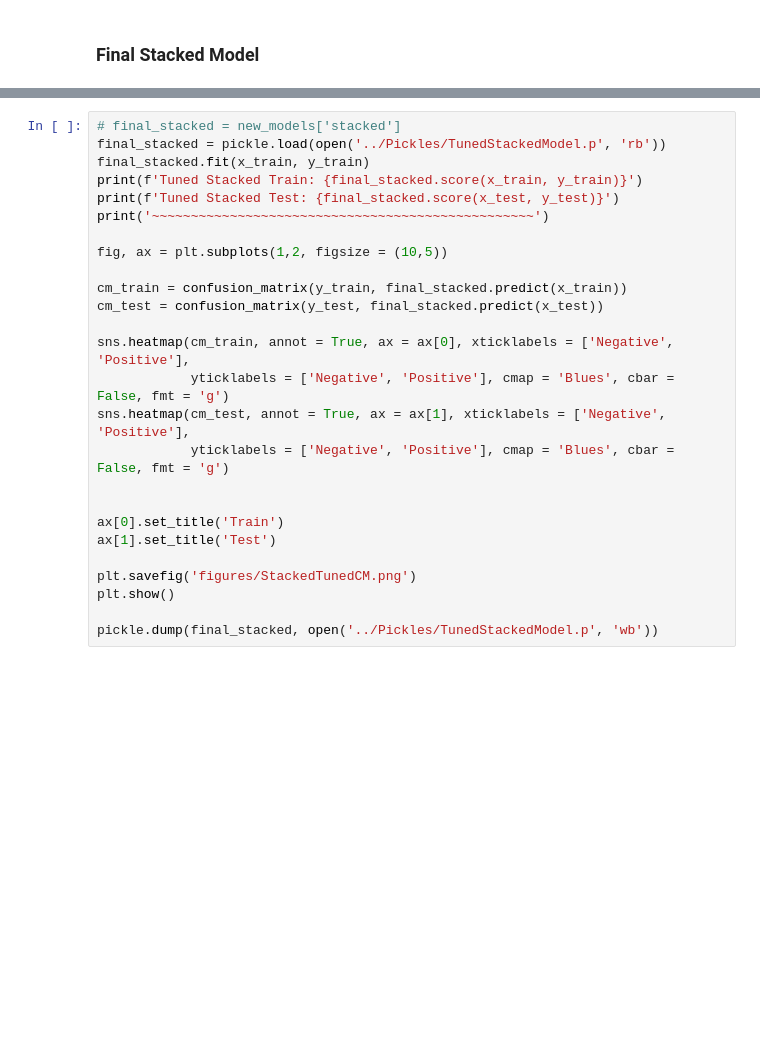
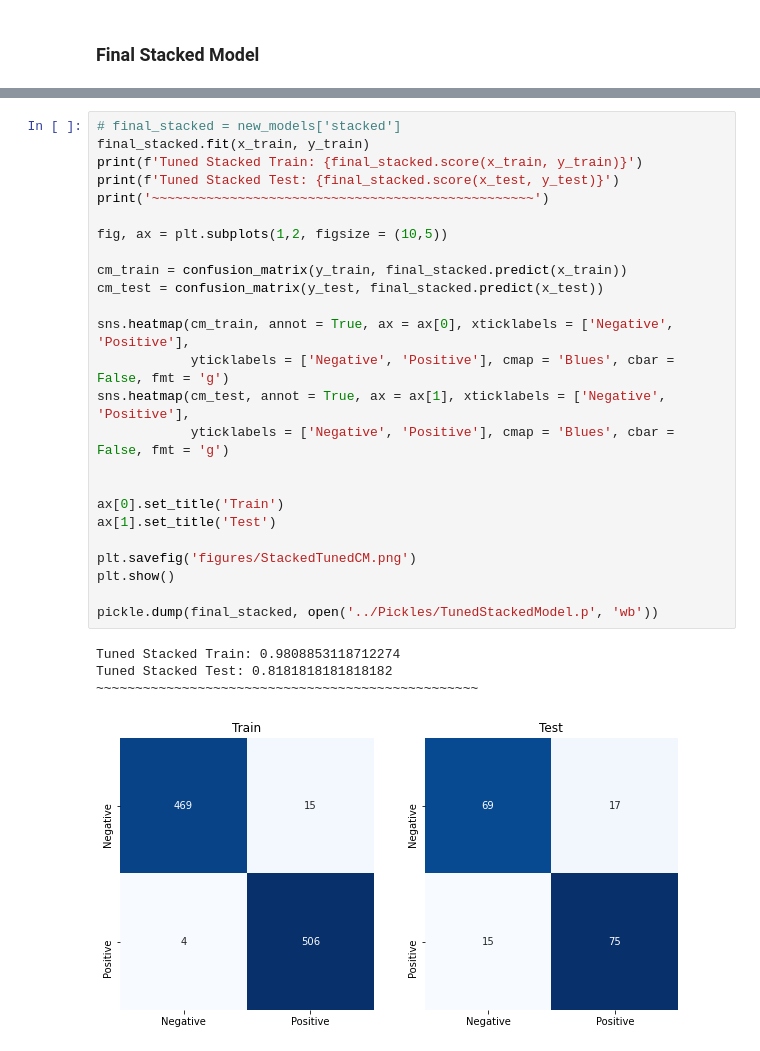
Before and after one commit to HeeebsInc/Google_Apple_Sentiment_Analysis, a Jupyter notebook: ModelingSKLearn.ipynb, the cells around one changed output, grey strips where cells are left out. Drawn from its saved outputs; the diff is of its cells as text; blank space fills up the shorter version.

```diff
--- a/ModelingSKLearn.ipynb
+++ b/ModelingSKLearn.ipynb
@@ -342,29 +422,33 @@ plot_model_results(results, model_names, 'figures/VanillaResults3', figure_title
 # %%
 # final_stacked = new_models['stacked']
-final_stacked = pickle.load(open('../Pickles/TunedStackedModel.p', 'rb'))
 final_stacked.fit(x_train, y_train)
 print(f'Tuned Stacked Train: {final_stacked.score(x_train, y_train)}')
 print(f'Tuned Stacked Test: {final_stacked.score(x_test, y_test)}')
 print('~~~~~~~~~~~~~~~~~~~~~~~~~~~~~~~~~~~~~~~~~~~~~~~~~')
 
 fig, ax = plt.subplots(1,2, figsize = (10,5))
 
 cm_train = confusion_matrix(y_train, final_stacked.predict(x_train))
 cm_test = confusion_matrix(y_test, final_stacked.predict(x_test))
 
 sns.heatmap(cm_train, annot = True, ax = ax[0], xticklabels = ['Negative', 'Positive'],
             yticklabels = ['Negative', 'Positive'], cmap = 'Blues', cbar = False, fmt = 'g')
 sns.heatmap(cm_test, annot = True, ax = ax[1], xticklabels = ['Negative', 'Positive'],
             yticklabels = ['Negative', 'Positive'], cmap = 'Blues', cbar = False, fmt = 'g')
 
 
 ax[0].set_title('Train')
 ax[1].set_title('Test')
 
 plt.savefig('figures/StackedTunedCM.png')
 plt.show()
 
 pickle.dump(final_stacked, open('../Pickles/TunedStackedModel.p', 'wb'))
+# %% [output]
+Tuned Stacked Train: 0.9808853118712274
+Tuned Stacked Test: 0.8181818181818182
+~~~~~~~~~~~~~~~~~~~~~~~~~~~~~~~~~~~~~~~~~~~~~~~~~
+[figure, added]
 # %%
 from sklearn.metrics import classification_report
 
```
Also changed, not shown: parts of 45 cells of this notebook, 12 other files.
